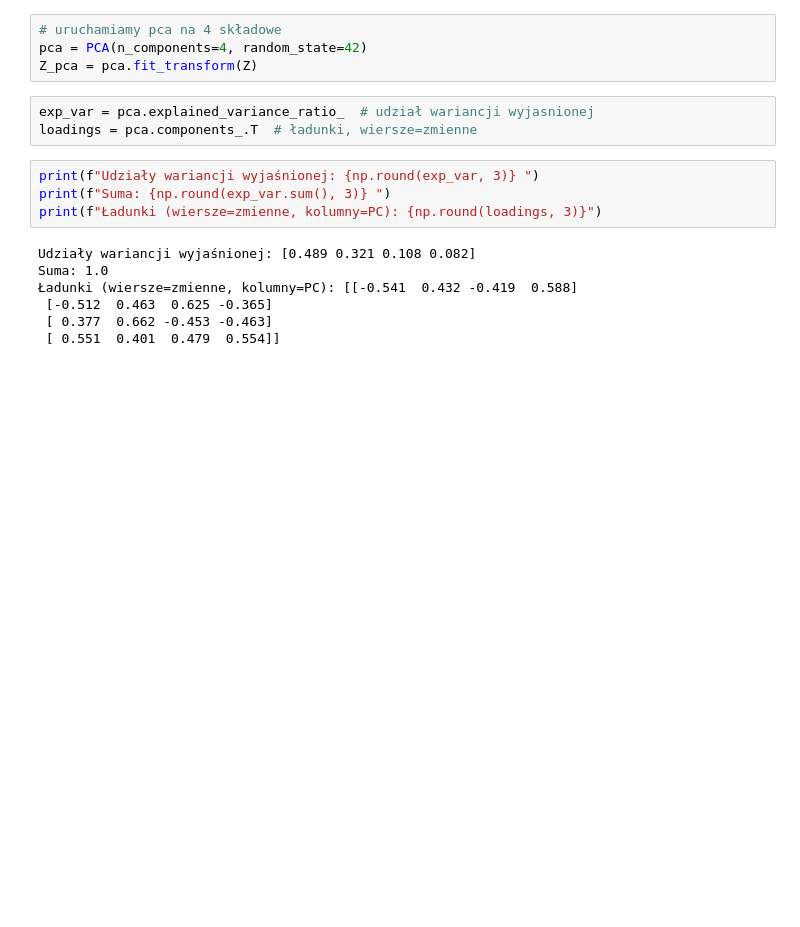
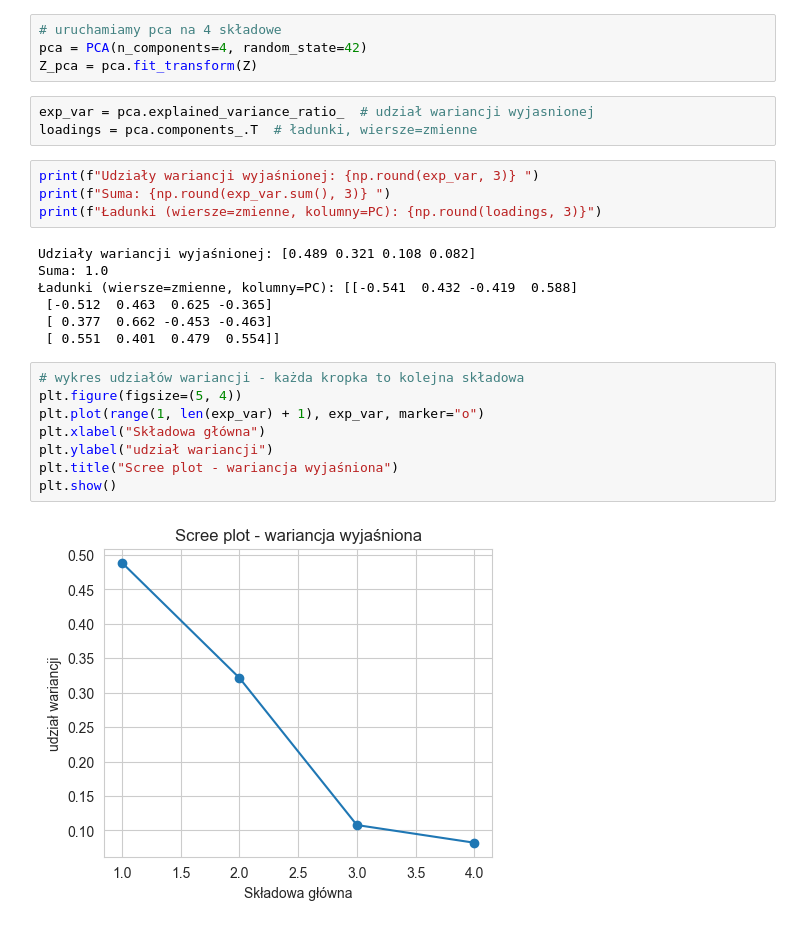
Before and after one commit to rajkonkret/PythonProjectAnaliza-20-10-2025, a Jupyter notebook: cwiczenia11.ipynb, the cells around one changed output. Saved outputs shown, nothing was run; the diff lists cells and outputs as text; blank space fills up the shorter version.

```diff
--- a/cwiczenia11.ipynb
+++ b/cwiczenia11.ipynb
@@ -116,3 +116,13 @@ Suma: 1.0
  [-0.512  0.463  0.625 -0.365]
  [ 0.377  0.662 -0.453 -0.463]
  [ 0.551  0.401  0.479  0.554]]
+# %%
+# wykres udziałów wariancji - każda kropka to kolejna składowa
+plt.figure(figsize=(5, 4))
+plt.plot(range(1, len(exp_var) + 1), exp_var, marker="o")
+plt.xlabel("Składowa główna")
+plt.ylabel("udział wariancji")
+plt.title("Scree plot - wariancja wyjaśniona")
+plt.show()
+# %% [output]
+[figure, added]
```
Also changed, not shown: parts of 6 cells of this notebook.
